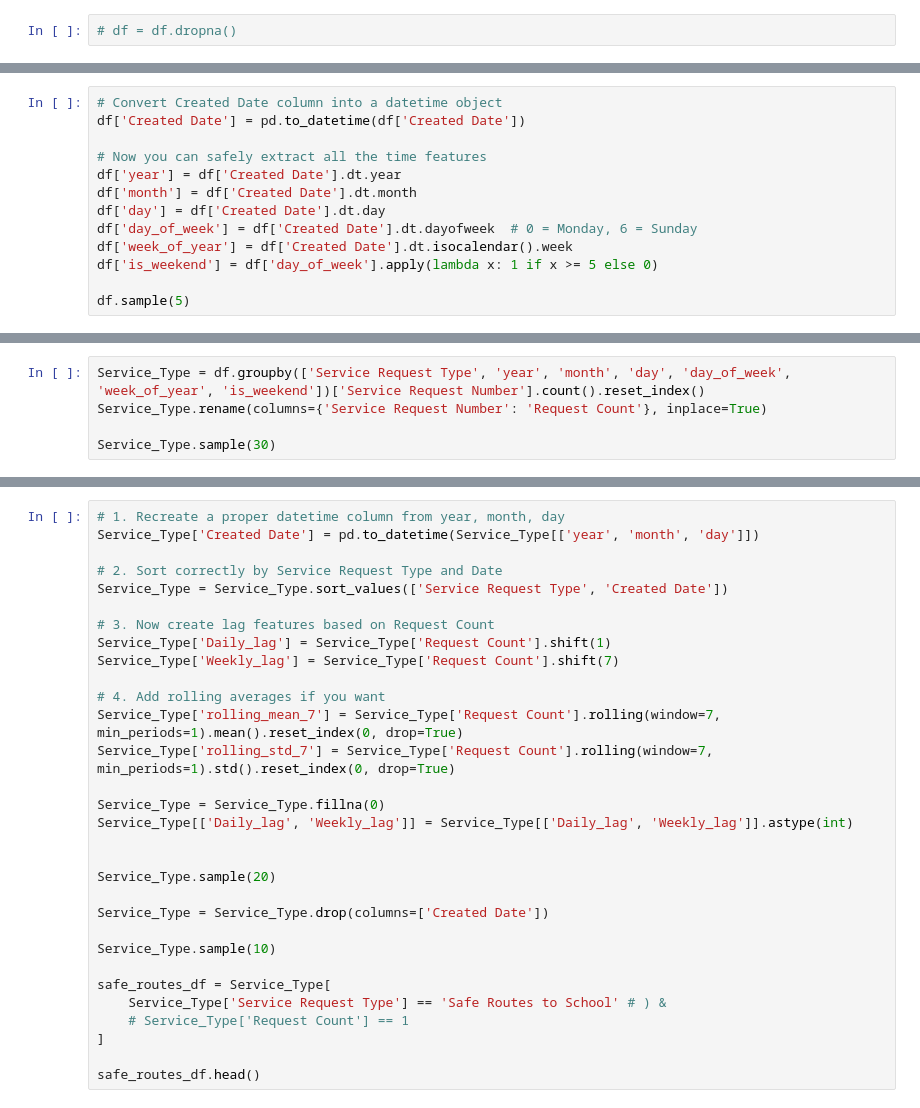
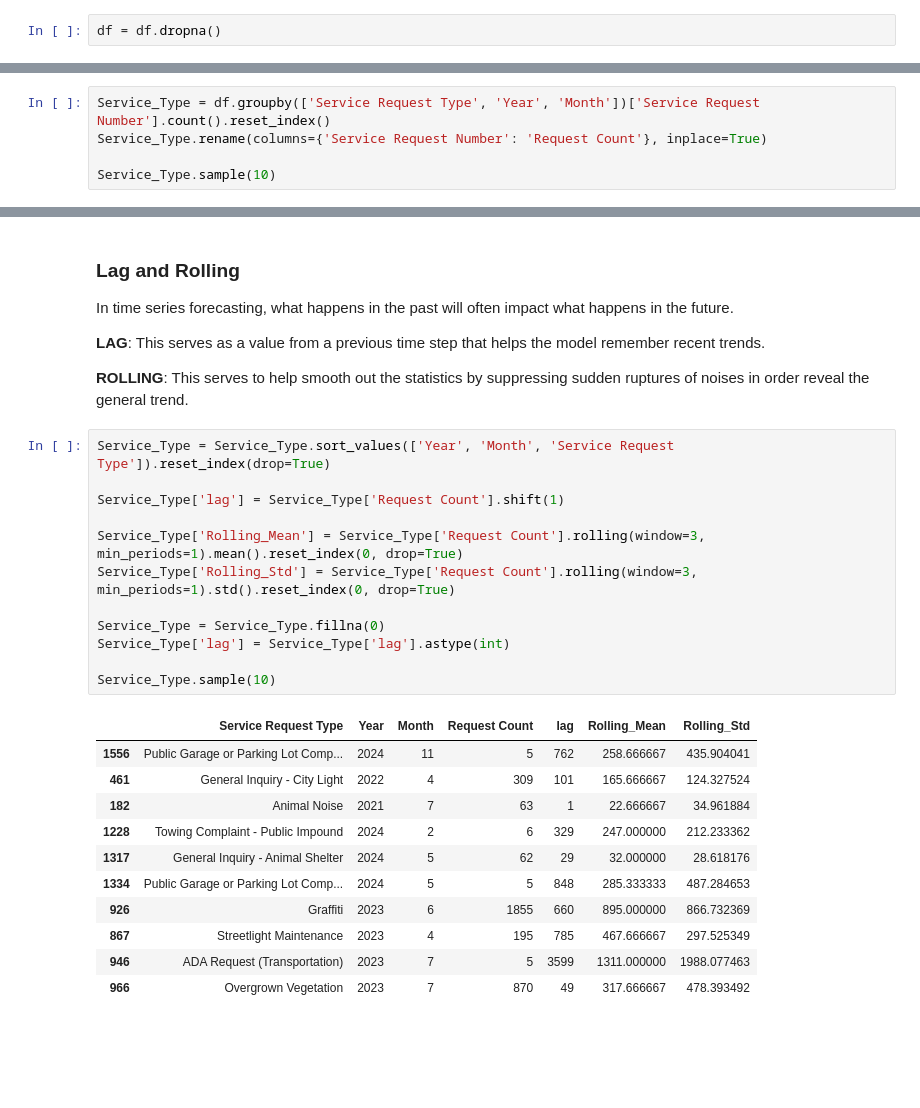
Before and after one commit to JahMeat/Datathon-2025, a Jupyter notebook: ML.ipynb, the cells around one changed output, grey strips where cells are left out. Drawn from its saved outputs; the diff is of its cells as text; blank space fills up the shorter version.

```diff
--- a/ML.ipynb
+++ b/ML.ipynb
@@ -41,2 +94,2 @@ df.isna().sum()
 # %%
-# df = df.dropna()
+df = df.dropna()
@@ -45,13 +113,0 @@ df.isna().sum()
-# %%
-# Convert Created Date column into a datetime object
-df['Created Date'] = pd.to_datetime(df['Created Date'])
-
-# Now you can safely extract all the time features
-df['year'] = df['Created Date'].dt.year
-df['month'] = df['Created Date'].dt.month
-df['day'] = df['Created Date'].dt.day
-df['day_of_week'] = df['Created Date'].dt.dayofweek  # 0 = Monday, 6 = Sunday
-df['week_of_year'] = df['Created Date'].dt.isocalendar().week
-df['is_weekend'] = df['day_of_week'].apply(lambda x: 1 if x >= 5 else 0)
-
-df.sample(5)
@@ -58,5 +116,5 @@ df.sample(5)
 # %%
-Service_Type = df.groupby(['Service Request Type', 'year', 'month', 'day', 'day_of_week', 'week_of_year', 'is_weekend'])['Service Request Number'].count().reset_index()
+Service_Type = df.groupby(['Service Request Type', 'Year', 'Month'])['Service Request Number'].count().reset_index()
 Service_Type.rename(columns={'Service Request Number': 'Request Count'}, inplace=True)
 
-Service_Type.sample(30)
+Service_Type.sample(10)
@@ -63,31 +133,32 @@ Service_Type.sample(30)
+# %% [markdown]
+### Lag and Rolling
+
+In time series forecasting, what happens in the past will often impact what happens in the future.
+
+**LAG**: This serves as a value from a previous time step that helps the model remember recent trends.
+
+**ROLLING**: This serves to help smooth out the statistics by suppressing sudden ruptures of noises in order reveal the general trend.
 # %%
-# 1. Recreate a proper datetime column from year, month, day
-Service_Type['Created Date'] = pd.to_datetime(Service_Type[['year', 'month', 'day']])
+Service_Type = Service_Type.sort_values(['Year', 'Month', 'Service Request Type']).reset_index(drop=True)
 
-# 2. Sort correctly by Service Request Type and Date
-Service_Type = Service_Type.sort_values(['Service Request Type', 'Created Date'])
+Service_Type['lag'] = Service_Type['Request Count'].shift(1)
 
-# 3. Now create lag features based on Request Count
-Service_Type['Daily_lag'] = Service_Type['Request Count'].shift(1)
-Service_Type['Weekly_lag'] = Service_Type['Request Count'].shift(7)
-
-# 4. Add rolling averages if you want
-Service_Type['rolling_mean_7'] = Service_Type['Request Count'].rolling(window=7, min_periods=1).mean().reset_index(0, drop=True)
-Service_Type['rolling_std_7'] = Service_Type['Request Count'].rolling(window=7, min_periods=1).std().reset_index(0, drop=True)
+Service_Type['Rolling_Mean'] = Service_Type['Request Count'].rolling(window=3, min_periods=1).mean().reset_index(0, drop=True)
+Service_Type['Rolling_Std'] = Service_Type['Request Count'].rolling(window=3, min_periods=1).std().reset_index(0, drop=True)
 
 Service_Type = Service_Type.fillna(0)
-Service_Type[['Daily_lag', 'Weekly_lag']] = Service_Type[['Daily_lag', 'Weekly_lag']].astype(int)
-
-
-Service_Type.sample(20)
-
-Service_Type = Service_Type.drop(columns=['Created Date'])
+Service_Type['lag'] = Service_Type['lag'].astype(int)
 
 Service_Type.sample(10)
-
-safe_routes_df = Service_Type[
-    Service_Type['Service Request Type'] == 'Safe Routes to School' # ) &
-    # Service_Type['Request Count'] == 1
-]
-
-safe_routes_df.head()
+# %% [output]
+|  | Service Request Type | Year | Month | Request Count | lag | Rolling_Mean | Rolling_Std |
+| 1556 | Public Garage or Parking Lot Comp... | 2024 | 11 | 5 | 762 | 258.666667 | 435.904041 |
+| 461 | General Inquiry - City Light | 2022 | 4 | 309 | 101 | 165.666667 | 124.327524 |
+| 182 | Animal Noise | 2021 | 7 | 63 | 1 | 22.666667 | 34.961884 |
+| 1228 | Towing Complaint - Public Impound | 2024 | 2 | 6 | 329 | 247.000000 | 212.233362 |
+| 1317 | General Inquiry - Animal Shelter | 2024 | 5 | 62 | 29 | 32.000000 | 28.618176 |
+| 1334 | Public Garage or Parking Lot Comp... | 2024 | 5 | 5 | 848 | 285.333333 | 487.284653 |
+| 926 | Graffiti | 2023 | 6 | 1855 | 660 | 895.000000 | 866.732369 |
+| 867 | Streetlight Maintenance | 2023 | 4 | 195 | 785 | 467.666667 | 297.525349 |
+| 946 | ADA Request (Transportation) | 2023 | 7 | 5 | 3599 | 1311.000000 | 1988.077463 |
+| 966 | Overgrown Vegetation | 2023 | 7 | 870 | 49 | 317.666667 | 478.393492 |
```
Also changed, not shown: parts of 35 cells of this notebook.
